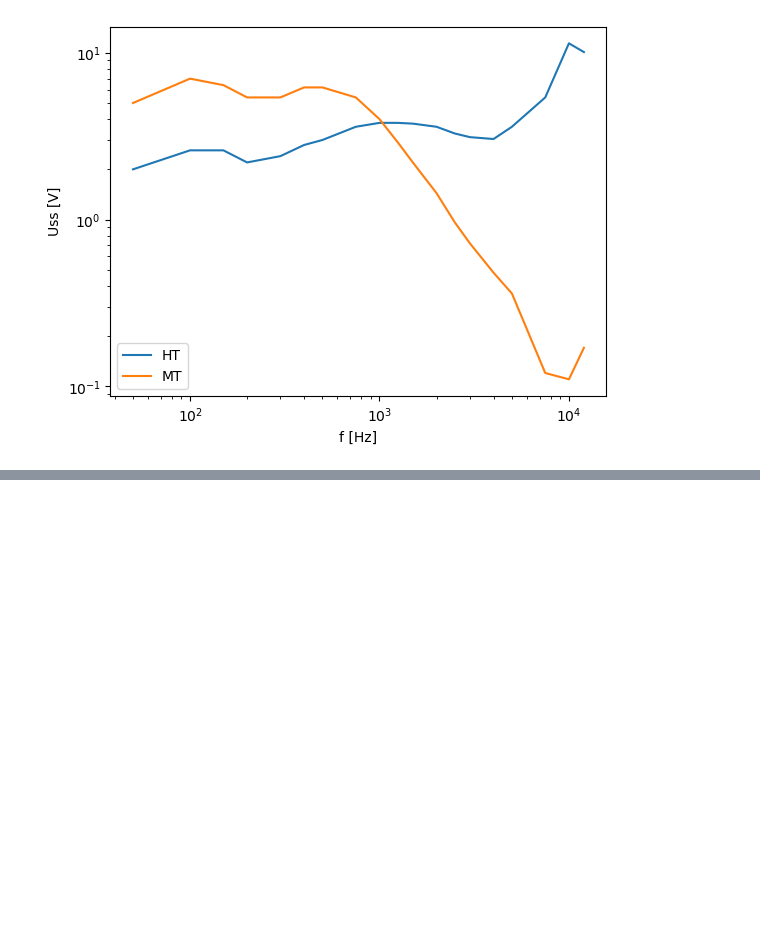
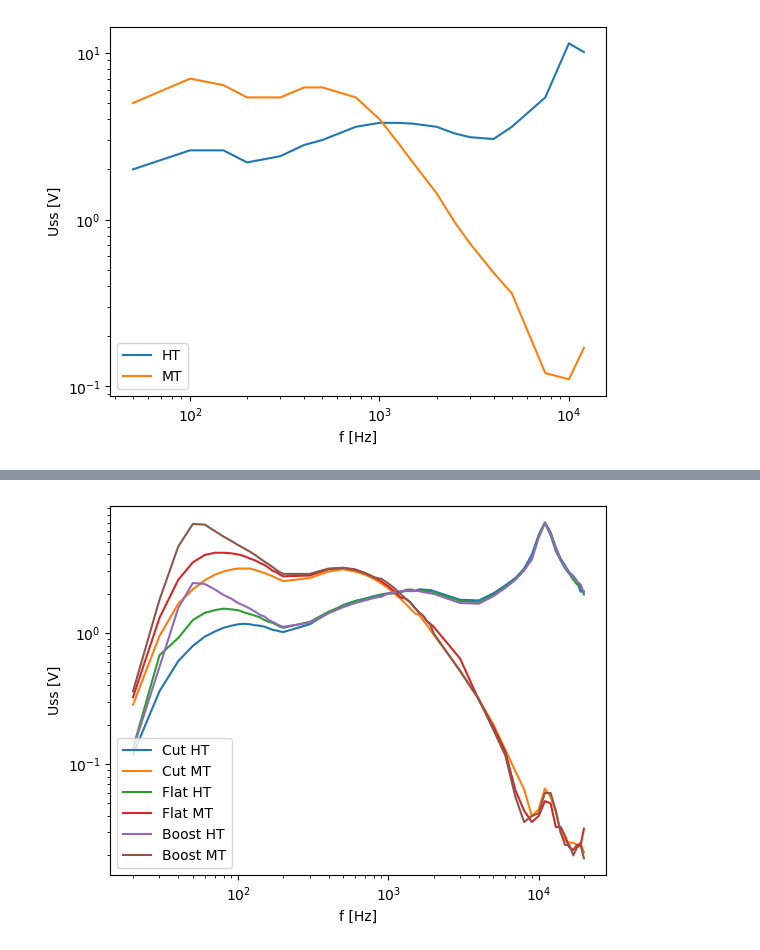
Before and after one commit to SiL3x/f2_restauration, a Jupyter notebook: 2025_01_09_first_measurement.ipynb, the cells around one changed output, grey strips where cells are left out. Saved outputs shown, nothing was run; the diff lists cells and outputs as text; code cells hidden in the pictures; blank space fills up the shorter version.

```diff
--- a/2025_01_09_first_measurement.ipynb
+++ b/2025_01_09_first_measurement.ipynb
@@ -17,0 +59,15 @@ plt.savefig("2025_01_09_pof_measurement.png")
+# %%
+plt.yscale("log")
+plt.xscale("log")
+plt.xlabel("f [Hz]")
+plt.ylabel("Uss [V]")
+plt.plot(data_f, data_amp_2_cut_ht, label="Cut HT")
+plt.plot(data_f, data_amp_2_cut_mt, label="Cut MT")
+plt.plot(data_f, data_amp_2_flat_ht, label="Flat HT")
+plt.plot(data_f, data_amp_2_flat_mt, label="Flat MT")
+plt.plot(data_f, data_amp_2_boost_ht, label="Boost HT")
+plt.plot(data_f, data_amp_2_boost_mt, label="Boost MT")
+plt.legend(loc="lower left")
+plt.savefig("2025_01_10_measurement_amp_2.png")
+# %% [output]
+[figure, added]
```
Also changed, not shown: parts of 4 cells of this notebook, 3 other files.
